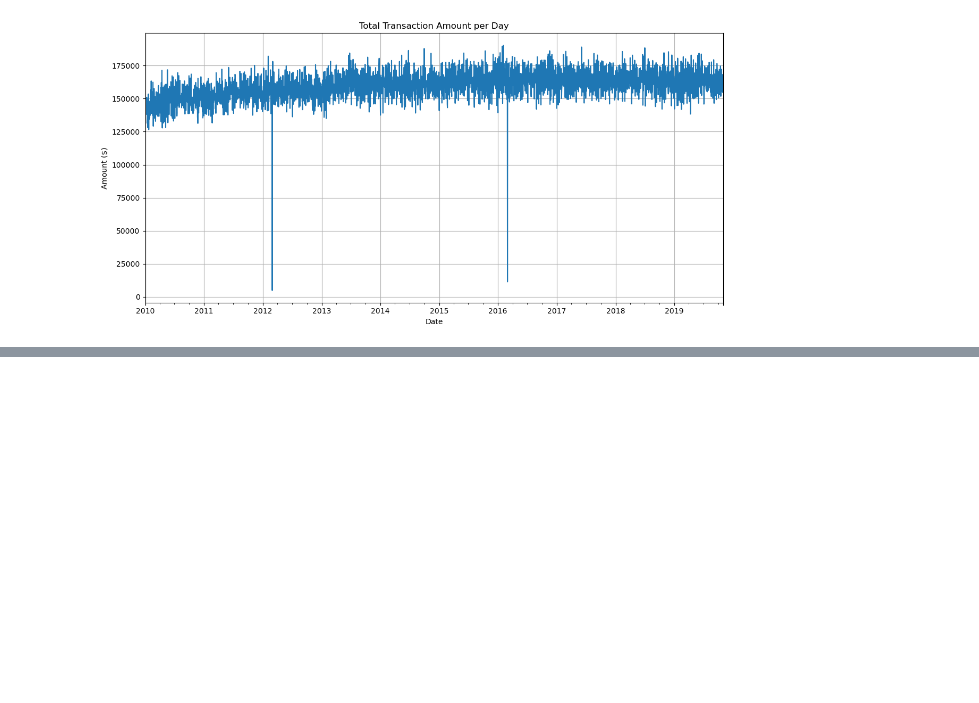
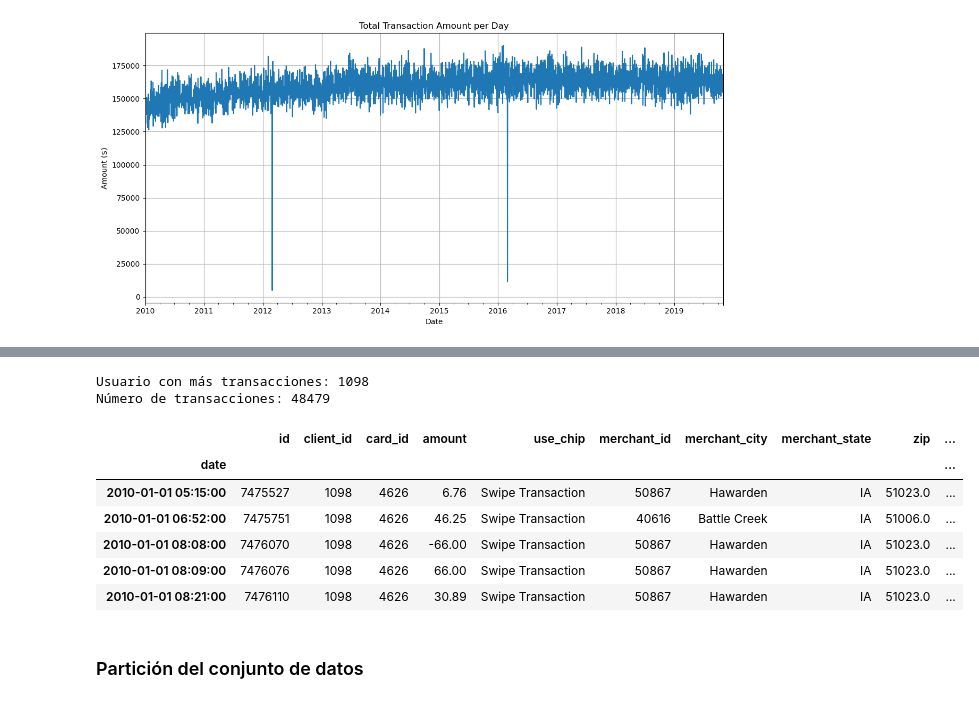
Before and after one commit to PabloJGC/rudolut, a Jupyter notebook: HackUPC.ipynb, the cells around one changed output, grey strips where cells are left out. Saved outputs shown, nothing was run; the diff lists cells and outputs as text; code cells hidden in the pictures; blank space fills up the shorter version.

```diff
--- a/HackUPC.ipynb
+++ b/HackUPC.ipynb
@@ -146,0 +193,21 @@ plt.show()
+# %%
+top_client_id = transactions_df['client_id'].value_counts().idxmax()
+top_client_df = transactions_df[transactions_df['client_id'] == top_client_id].copy()
+
+print(f"Usuario con más transacciones: {top_client_id}")
+print(f"Número de transacciones: {len(top_client_df)}")
+# %% [output]
+Usuario con más transacciones: 1098
+Número de transacciones: 48479
+# %%
+top_client_df.head()
+# %% [output]
+|  | id | client_id | card_id | amount | use_chip | merchant_id | merchant_city | merchant_state | zip | ... |
+| date |  |  |  |  |  |  |  |  |  | ... |
+| 2010-01-01 05:15:00 | 7475527 | 1098 | 4626 | 6.76 | Swipe Transaction | 50867 | Hawarden | IA | 51023.0 | ... |
+| 2010-01-01 06:52:00 | 7475751 | 1098 | 4626 | 46.25 | Swipe Transaction | 40616 | Battle Creek | IA | 51006.0 | ... |
+| 2010-01-01 08:08:00 | 7476070 | 1098 | 4626 | -66.00 | Swipe Transaction | 50867 | Hawarden | IA | 51023.0 | ... |
+| 2010-01-01 08:09:00 | 7476076 | 1098 | 4626 | 66.00 | Swipe Transaction | 50867 | Hawarden | IA | 51023.0 | ... |
+| 2010-01-01 08:21:00 | 7476110 | 1098 | 4626 | 30.89 | Swipe Transaction | 50867 | Hawarden | IA | 51023.0 | ... |
+# %% [markdown]
+### Partición del conjunto de datos
```
Also changed, not shown: parts of 16 cells of this notebook.
